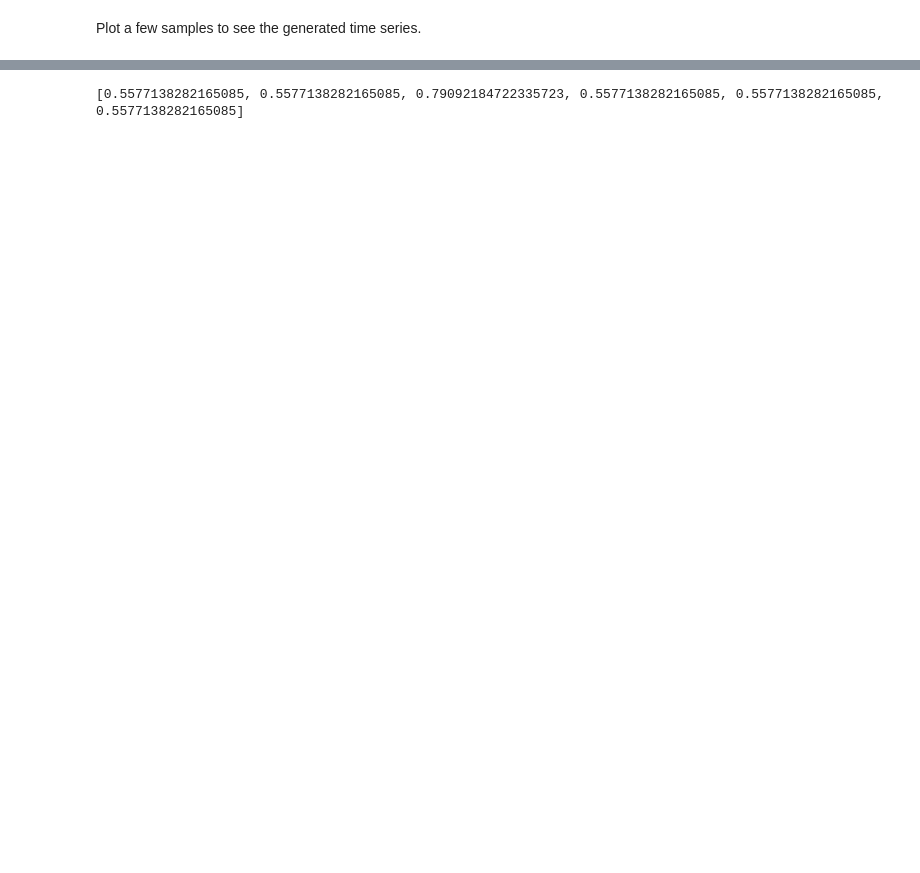
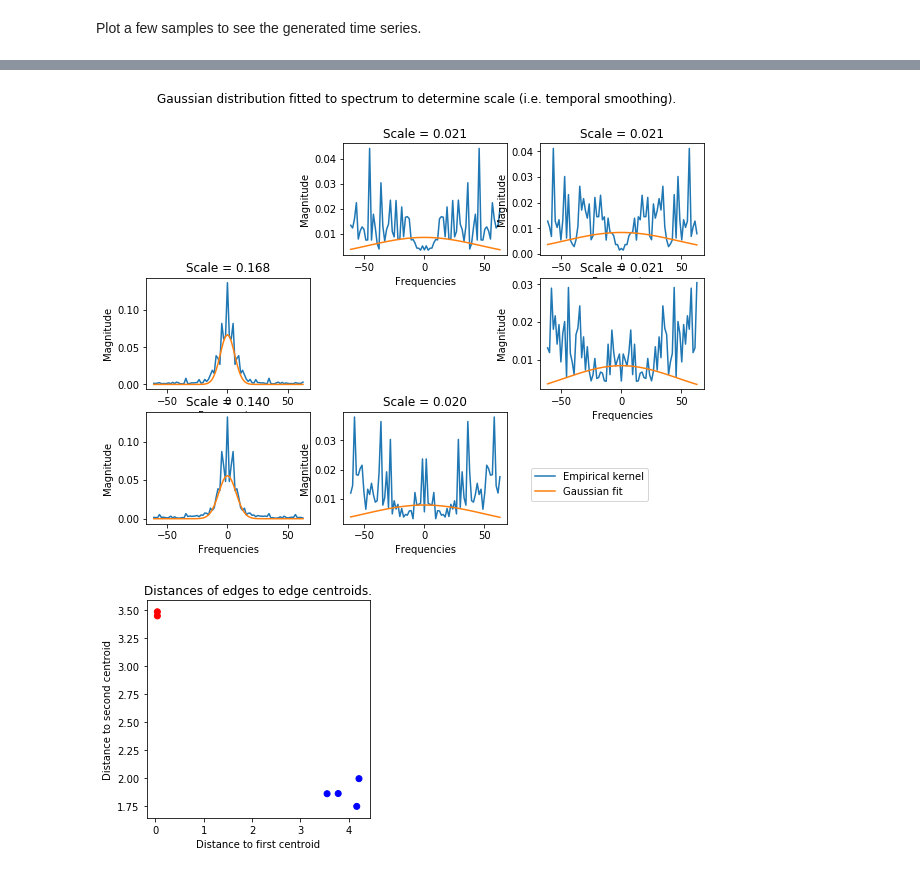
Before and after one commit to LucaAmbrogioni/GP-CaKe-project, a Jupyter notebook: GP CaKe (Development test notebook).ipynb, the cells around one changed output, grey strips where cells are left out. Cells and saved outputs as stored; diff of their text form; code cells hidden in the pictures; blank space fills up the shorter version.

Commit message:
Added some initial diagnostic tools in diagnostics.py (for checking the edge-clustering and for learning the time scale).

```diff
--- a/GP CaKe (Development test notebook).ipynb
+++ b/GP CaKe (Development test notebook).ipynb
@@ -63,9 +67,13 @@ cake.dynamic_parameters = simulation.dynamic_parameters
 # %%
-parameter_dict = cake.empirical_bayes_parameter_fit(training_samples)
+parameter_dict = cake.empirical_bayes_parameter_fit(training_samples, show_diagnostics=True)
 # Note: our analysis fails if p=2, which induces symmetric log-likelihood ratios and scales,
 # which causes their std to be 0 and hence the normalization throws an error.
+
+# K-means clustering gives a different labeling of the edges than the criteria we specified, since they are different features.
+# Should we not base all on the same?
 # %% [output]
-[0.5577138282165085, 0.5577138282165085, 0.79092184722335723, 0.5577138282165085, 0.5577138282165085, 0.5577138282165085]
+[figure, added]
+[figure, added]
 # %%
 nu = parameter_dict['time_scale']
 G = parameter_dict['structural_connectivity']
```
Also changed, not shown: parts of 11 cells of this notebook, 2 other files.
